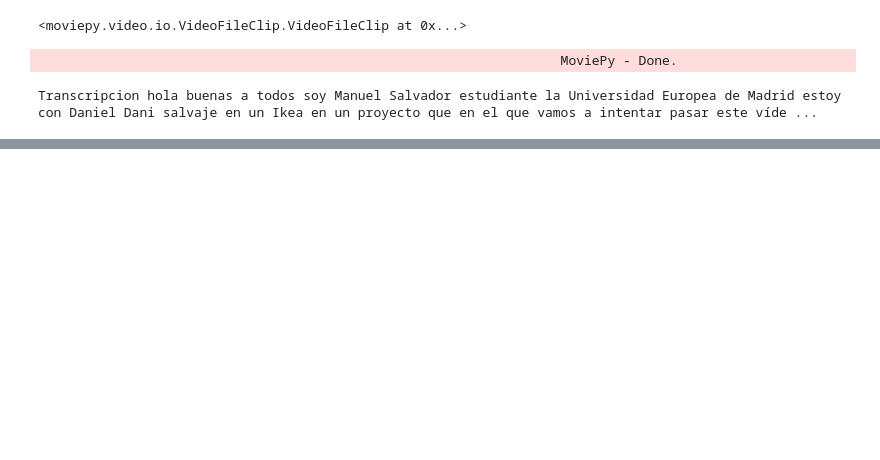
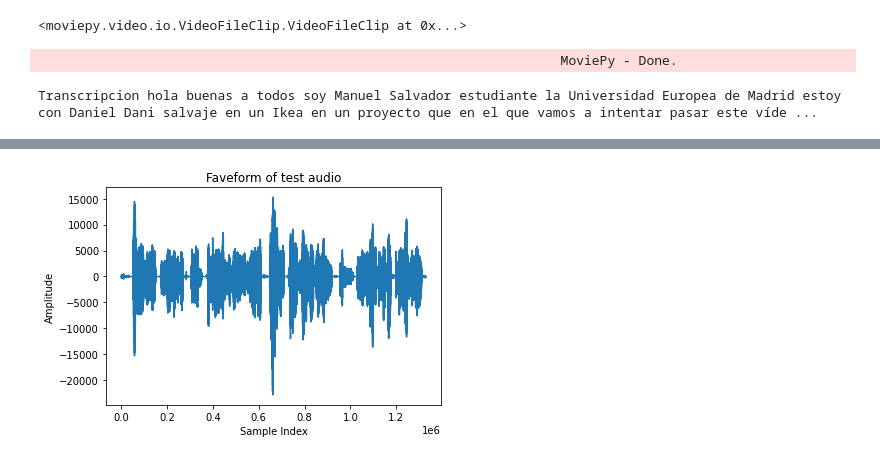
Before and after one commit to ManuelSalvador3/Proyecto1SI_Dani_Manu, a Jupyter notebook: sistemas.ipynb, the cells around one changed output, grey strips where cells are left out. Saved outputs shown, nothing was run; the diff lists cells and outputs as text; code cells hidden in the pictures; blank space fills up the shorter version.

```diff
--- a/sistemas.ipynb
+++ b/sistemas.ipynb
@@ -33,0 +92,4 @@ Transcripcion hola buenas a todos soy Manuel Salvador estudiante la Universidad
+# %%
+Fs, data = read("resultado.wav")
+data = data[:,0]
+print("Fs", Fs)
@@ -33,0 +102,9 @@ Transcripcion hola buenas a todos soy Manuel Salvador estudiante la Universidad
+# %%
+plt.figure()
+plt.plot(data)
+plt.xlabel("Sample Index")
+plt.ylabel("Amplitude")
+plt.title("Faveform of test audio")
+plt.show()
+# %% [output]
+[figure, added]
```
Also changed, not shown: parts of 10 cells of this notebook, 4 other files.
